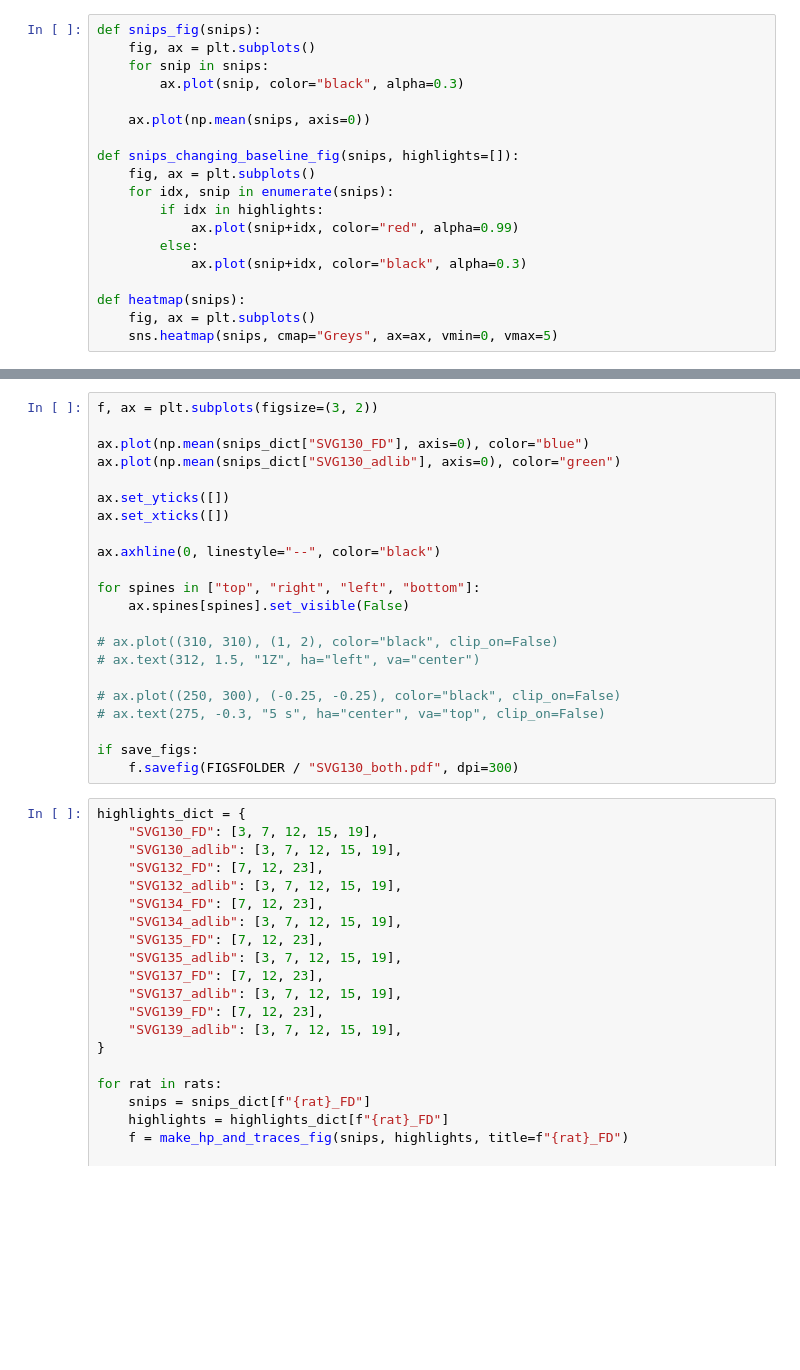
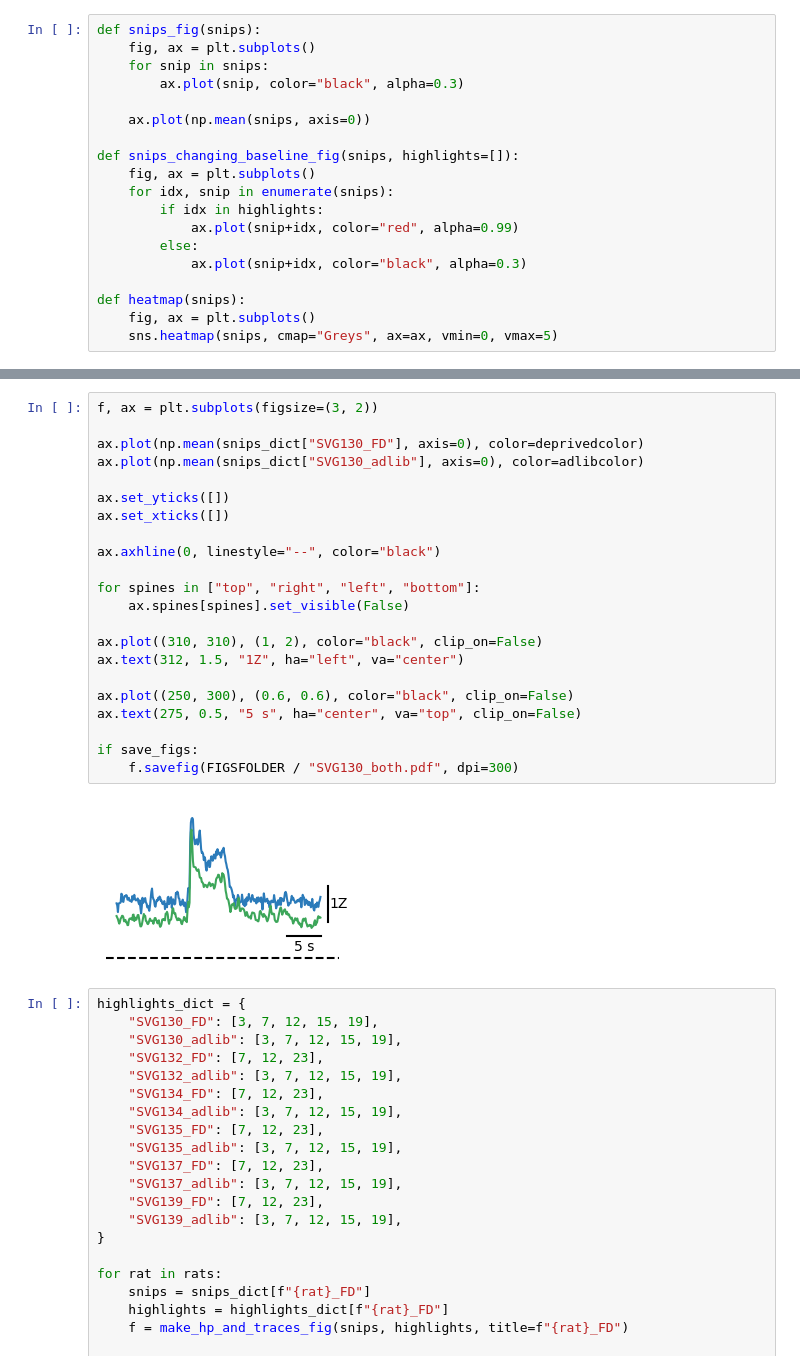
Before and after one commit to jaimemcc/time-averaged-da, a Jupyter notebook: notebooks/figure.ipynb, the cells around one changed output, grey strips where cells are left out. Saved outputs shown, nothing was run; the diff lists cells and outputs as text; blank space fills up the shorter version.

```diff
--- a/notebooks/figure.ipynb
+++ b/notebooks/figure.ipynb
@@ -113,25 +130,27 @@ if save_figs:
 # %%
 f, ax = plt.subplots(figsize=(3, 2))
 
-ax.plot(np.mean(snips_dict["SVG130_FD"], axis=0), color="blue")
-ax.plot(np.mean(snips_dict["SVG130_adlib"], axis=0), color="green")
+ax.plot(np.mean(snips_dict["SVG130_FD"], axis=0), color=deprivedcolor)
+ax.plot(np.mean(snips_dict["SVG130_adlib"], axis=0), color=adlibcolor)
 
 ax.set_yticks([])
 ax.set_xticks([])
 
 ax.axhline(0, linestyle="--", color="black")
 
 for spines in ["top", "right", "left", "bottom"]:
     ax.spines[spines].set_visible(False)
 
-# ax.plot((310, 310), (1, 2), color="black", clip_on=False)
-# ax.text(312, 1.5, "1Z", ha="left", va="center")
+ax.plot((310, 310), (1, 2), color="black", clip_on=False)
+ax.text(312, 1.5, "1Z", ha="left", va="center")
 
-# ax.plot((250, 300), (-0.25, -0.25), color="black", clip_on=False)
-# ax.text(275, -0.3, "5 s", ha="center", va="top", clip_on=False)
+ax.plot((250, 300), (0.6, 0.6), color="black", clip_on=False)
+ax.text(275, 0.5, "5 s", ha="center", va="top", clip_on=False)
 
 if save_figs:
     f.savefig(FIGSFOLDER / "SVG130_both.pdf", dpi=300)
+# %% [output]
+[figure, added]
 # %%
 highlights_dict = {
     "SVG130_FD": [3, 7, 12, 15, 19],
```
Also changed, not shown: parts of 2 cells of this notebook, 3 other files.
